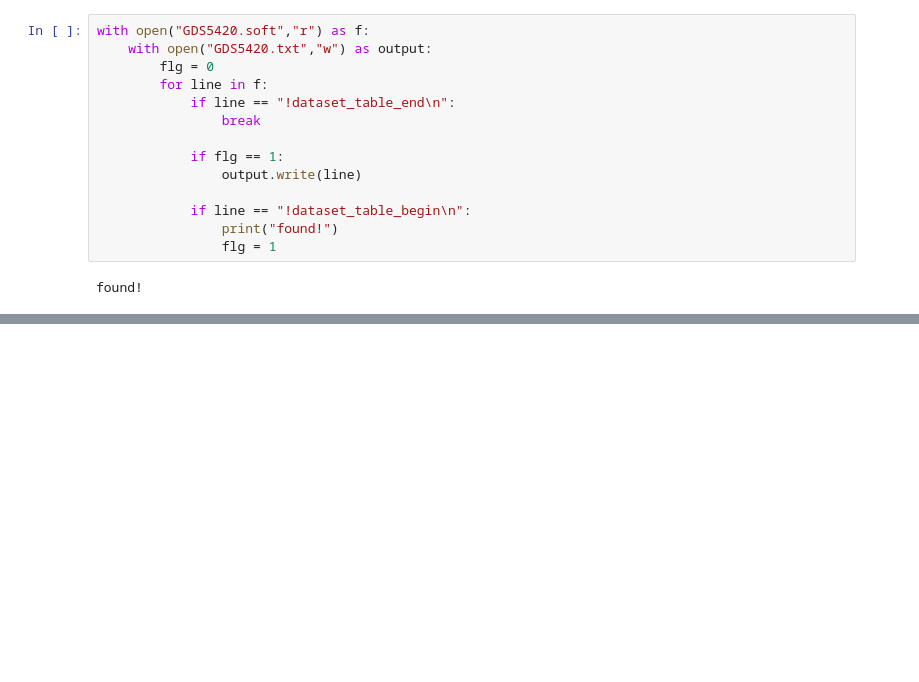
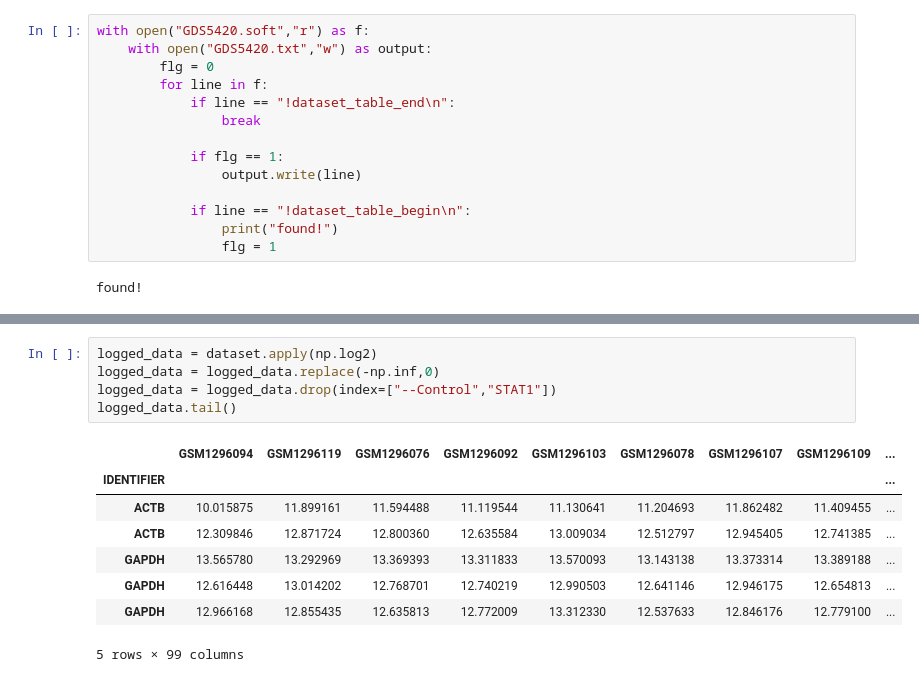
Before and after one commit to jingcheng-du/Gene2vec, a Jupyter notebook: data/data_processing.ipynb, the cells around one changed output, grey strips where cells are left out. Drawn from its saved outputs; the diff is of its cells as text; blank space fills up the shorter version.

```diff
--- a/data/data_processing.ipynb
+++ b/data/data_processing.ipynb
@@ -30 +34,15 @@ dataset.head()
 5 rows × 99 columns
+# %%
+logged_data = dataset.apply(np.log2)
+logged_data = logged_data.replace(-np.inf,0)
+logged_data = logged_data.drop(index=["--Control","STAT1"])
+logged_data.tail()
+# %% [output]
+|  | GSM1296094 | GSM1296119 | GSM1296076 | GSM1296092 | GSM1296103 | GSM1296078 | GSM1296107 | GSM1296109 | ... |
+| IDENTIFIER |  |  |  |  |  |  |  |  | ... |
+| ACTB | 10.015875 | 11.899161 | 11.594488 | 11.119544 | 11.130641 | 11.204693 | 11.862482 | 11.409455 | ... |
+| ACTB | 12.309846 | 12.871724 | 12.800360 | 12.635584 | 13.009034 | 12.512797 | 12.945405 | 12.741385 | ... |
+| GAPDH | 13.565780 | 13.292969 | 13.369393 | 13.311833 | 13.570093 | 13.143138 | 13.373314 | 13.389188 | ... |
+| GAPDH | 12.616448 | 13.014202 | 12.768701 | 12.740219 | 12.990503 | 12.641146 | 12.946175 | 12.654813 | ... |
+| GAPDH | 12.966168 | 12.855435 | 12.635813 | 12.772009 | 13.312330 | 12.537633 | 12.846176 | 12.779100 | ... |
+5 rows × 99 columns
```
Also changed, not shown: parts of 4 cells of this notebook, 1 other file.
